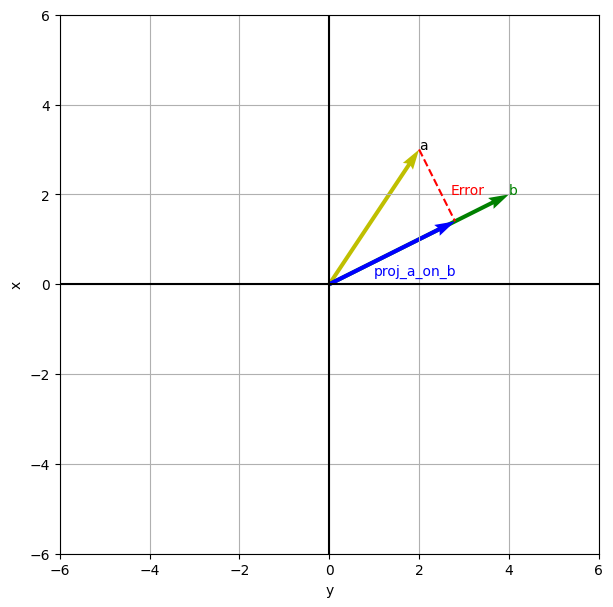
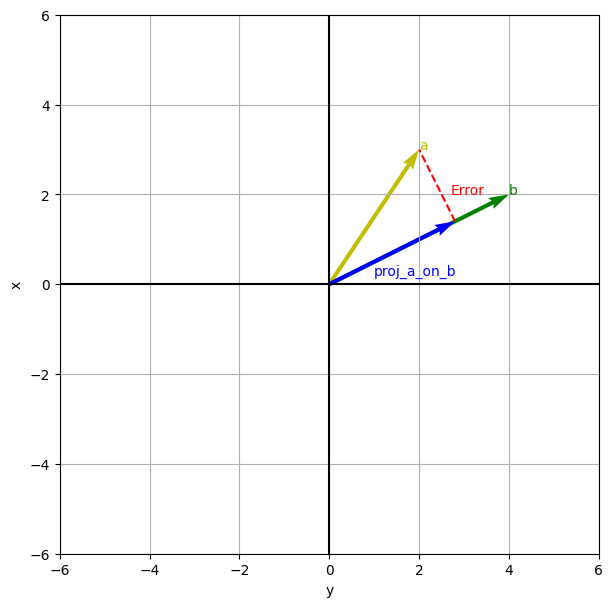
Code edit (unified diff) that turned the first committed figure into the second:
--- before
+++ after
@@ -4,5 +4,5 @@
 ax.quiver(*origin, *b, angles='xy', scale_units='xy', scale=1, color='g')
 ax.quiver(*origin, *proj_a_on_b, angles='xy', scale_units='xy', scale=1, color='b')
-ax.plot([b[1],proj_a_on_b[0]], [a[1],proj_a_on_b[1]], 'r--')
+ax.plot([proj_a_on_b[0], a[0]], [proj_a_on_b[1], a[1]], 'r--')
 
 # coordinates axes
@@ -19,5 +19,5 @@
 
 # text
-ax.text(a[0],a[1], s='a', color='k')
+ax.text(a[0],a[1], s='a', color='y')
 ax.text(b[0],b[1], s='b', color='g')
 ax.text(1,0.2, s='proj_a_on_b', color='b')

Commit: Math for Machine Learning/projection_and_Least_square.ipynb